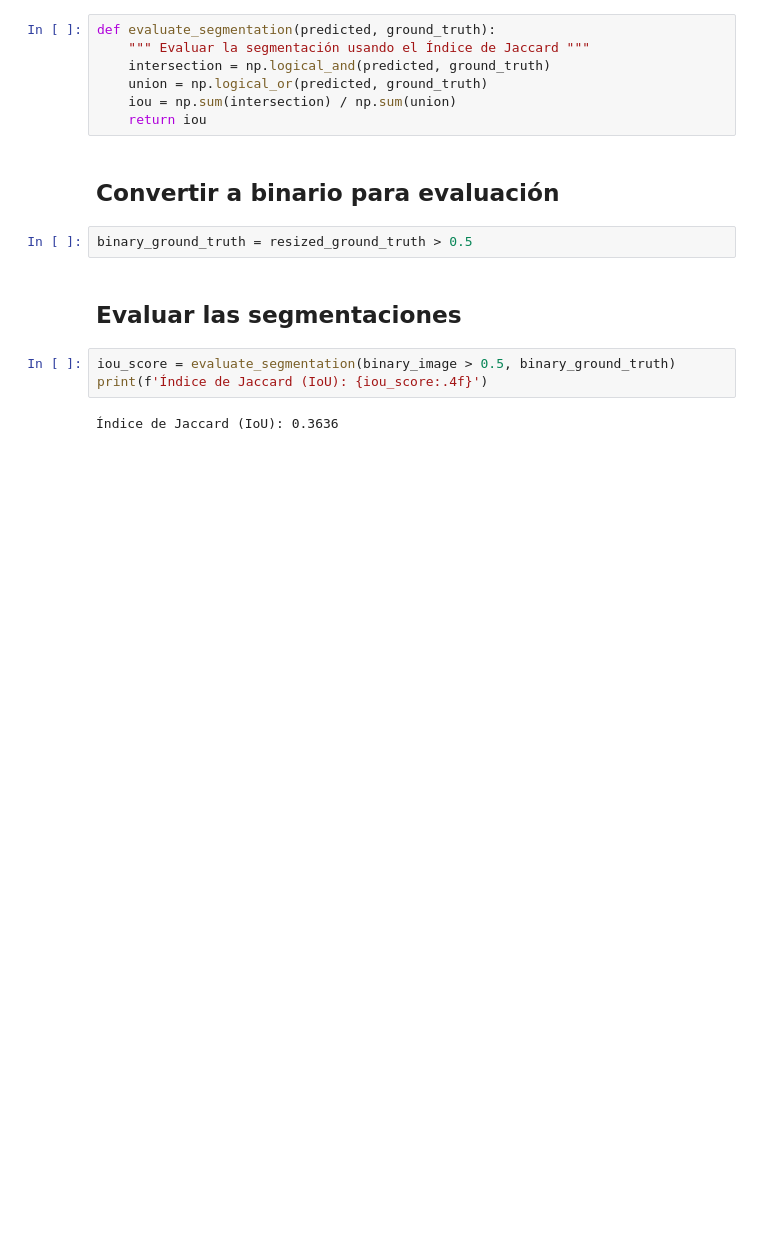
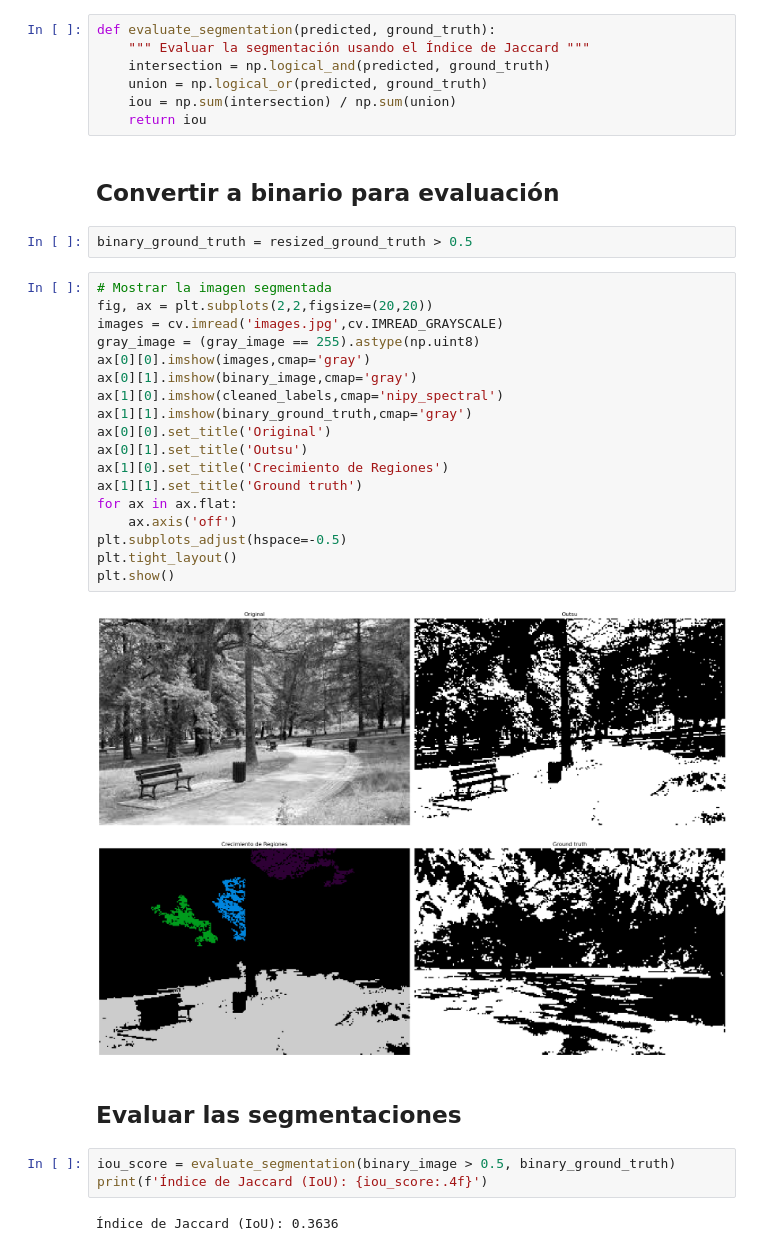
Before and after one commit to mlopezh1108/segmentacion, a Jupyter notebook: Segmentadores.ipynb, the cells around one changed output. Drawn from its saved outputs; the diff is of its cells as text; blank space fills up the shorter version.

```diff
--- a/Segmentadores.ipynb
+++ b/Segmentadores.ipynb
@@ -173,6 +163,26 @@ def evaluate_segmentation(predicted, ground_truth):
 ## Convertir a binario para evaluación
 # %%
 binary_ground_truth = resized_ground_truth > 0.5
+# %%
+# Mostrar la imagen segmentada
+fig, ax = plt.subplots(2,2,figsize=(20,20))
+images = cv.imread('images.jpg',cv.IMREAD_GRAYSCALE)
+gray_image = (gray_image == 255).astype(np.uint8)
+ax[0][0].imshow(images,cmap='gray')
+ax[0][1].imshow(binary_image,cmap='gray')
+ax[1][0].imshow(cleaned_labels,cmap='nipy_spectral')
+ax[1][1].imshow(binary_ground_truth,cmap='gray')
+ax[0][0].set_title('Original')
+ax[0][1].set_title('Outsu')
+ax[1][0].set_title('Crecimiento de Regiones')
+ax[1][1].set_title('Ground truth')
+for ax in ax.flat:
+    ax.axis('off')
+plt.subplots_adjust(hspace=-0.5)
+plt.tight_layout()
+plt.show()
+# %% [output]
+[figure, added]
 # %% [markdown]
 ## Evaluar las segmentaciones
 # %%
```
Also changed, not shown: parts of 5 cells of this notebook.
